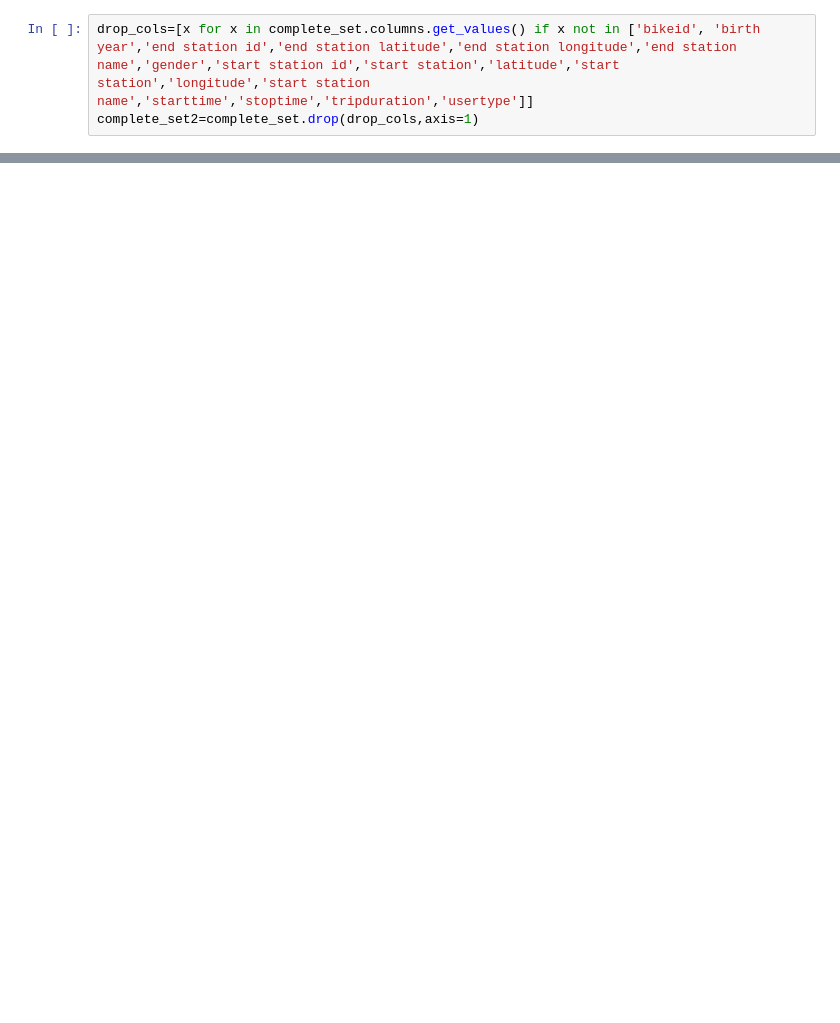
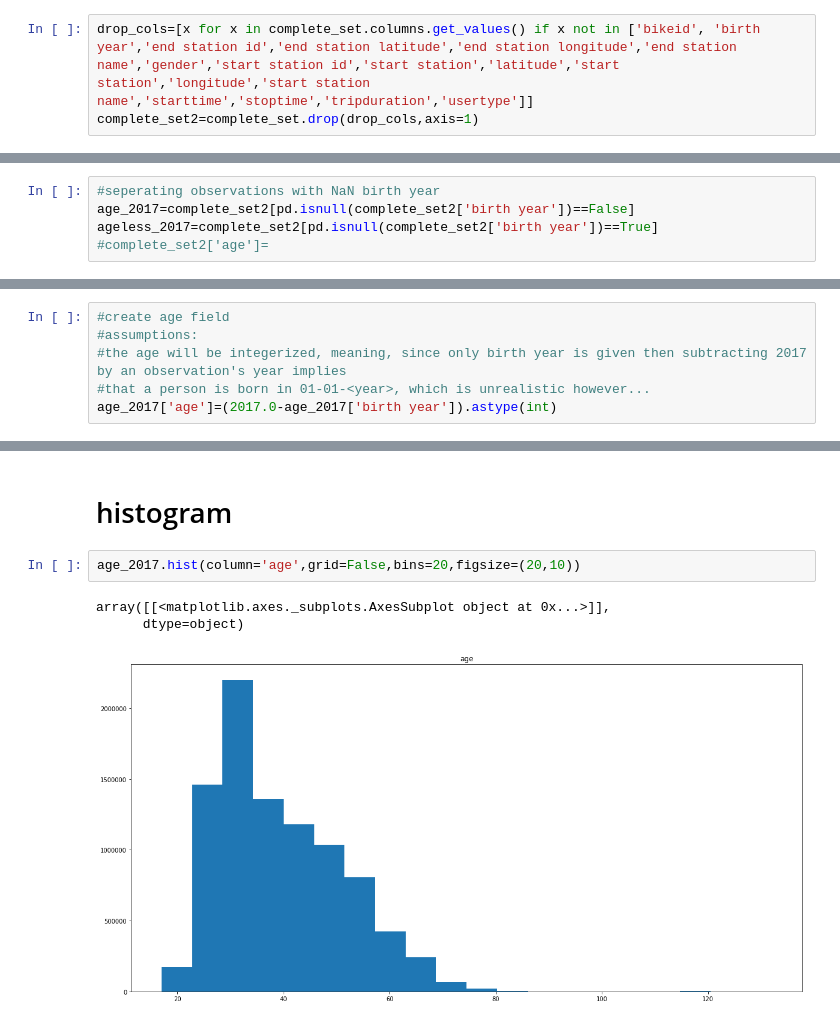
Before and after one commit to jinalklaulitz/PUI2018_msm796, a Jupyter notebook: HW4_msm796/Assignment2_msm796.ipynb, the cells around one changed output, grey strips where cells are left out. Cells and saved outputs as stored; diff of their text form; blank space fills up the shorter version.

```diff
--- a/HW4_msm796/Assignment2_msm796.ipynb
+++ b/HW4_msm796/Assignment2_msm796.ipynb
@@ -180,0 +195,5 @@ complete_set2.to_csv(puidata+'/complete_2017_bike.csv')
+# %%
+#seperating observations with NaN birth year
+age_2017=complete_set2[pd.isnull(complete_set2['birth year'])==False]
+ageless_2017=complete_set2[pd.isnull(complete_set2['birth year'])==True]
+#complete_set2['age']=
@@ -180,0 +216,6 @@ complete_set2.to_csv(puidata+'/complete_2017_bike.csv')
+# %%
+#create age field
+#assumptions:
+#the age will be integerized, meaning, since only birth year is given then subtracting 2017 by an observation's year implies
+#that a person is born in 01-01-<year>, which is unrealistic however...
+age_2017['age']=(2017.0-age_2017['birth year']).astype(int)
@@ -180,0 +256,8 @@ complete_set2.to_csv(puidata+'/complete_2017_bike.csv')
+# %% [markdown]
+# histogram
+# %%
+age_2017.hist(column='age',grid=False,bins=20,figsize=(20,10))
+# %% [output]
+array([[<matplotlib.axes._subplots.AxesSubplot object at 0x...>]],
+      dtype=object)
+[figure, added]
```
Also changed, not shown: parts of 25 cells of this notebook, 3 other files.
